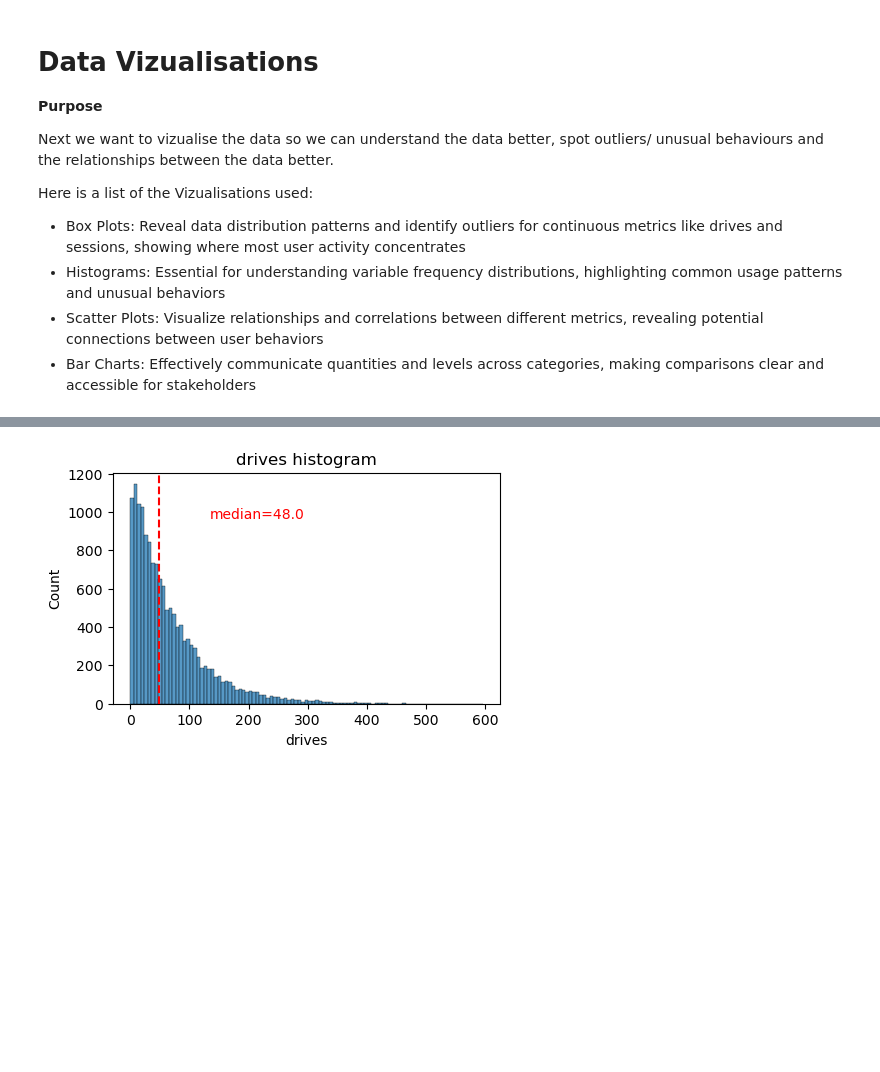
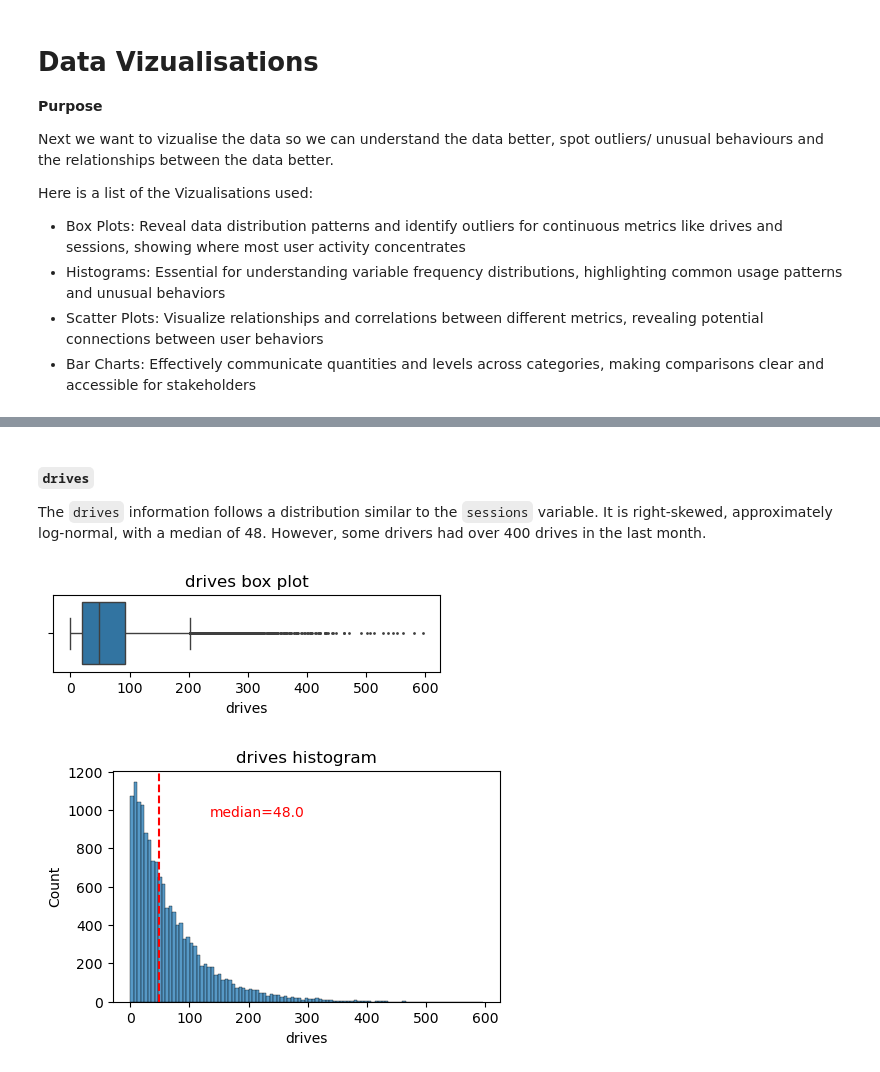
Before and after one commit to olidare/Data-Analytics---Waze, a Jupyter notebook: Waze - Exploratory Data Analysis.ipynb, the cells around one changed output, grey strips where cells are left out. Saved outputs shown, nothing was run; the diff lists cells and outputs as text; code cells hidden in the pictures; blank space fills up the shorter version.

```diff
--- a/Waze - Exploratory Data Analysis.ipynb
+++ b/Waze - Exploratory Data Analysis.ipynb
@@ -304,9 +304,9 @@ Here is a list of the Vizualisations used:
 - Bar Charts: Effectively communicate quantities and levels across categories, making comparisons clear and accessible for stakeholders
 # %%
 # Useful Functions
-def build_boxplot(size, data, column,fliers):
-    plt.figure(figsize=size)
-    sns.boxplot(x=data[column], fliersize=fliers)
+def build_boxplot(column,**kwargs):
+    plt.figure(figsize=(5,1))
+    sns.boxplot(x=df[column], **kwargs)
     plt.title(f'{column} box plot')
     plt.show()
 
@@ -323,6 +323,18 @@ def build_histogram(column_str, median_text=True, **kwargs):    # **kwargs = any
     else:
         print('Median:', median)
     plt.title(f'{column_str} histogram');
+
+def build_piechart(title, column, **kwargs):
+    # Pie chart
+    fig = plt.figure(figsize=(3,3))
+    data=df[column].value_counts()
+    plt.pie(data,
+            labels=[f'{data.index[0]}: {data.values[0]}',
+                    f'{data.index[1]}: {data.values[1]}'],
+            autopct='%1.1f%%',
+            **kwargs
+            )
+    plt.title(title);
 # %% [markdown]
 #### **`sessions`**
 
@@ -334,3 +352,11 @@ build_boxplot((5,1), df, 'sessions', 1)
+# %% [markdown]
+#### **`drives`**
+
+The `drives` information follows a distribution similar to the `sessions` variable. It is right-skewed, approximately log-normal, with a median of 48. However, some drivers had over 400 drives in the last month.
+# %%
+build_boxplot( 'drives', fliersize=1)
+# %% [output]
+[figure, added]
 # %%
 build_histogram('drives')
 # %% [output]
```
Also changed, not shown: parts of 26 cells of this notebook.
